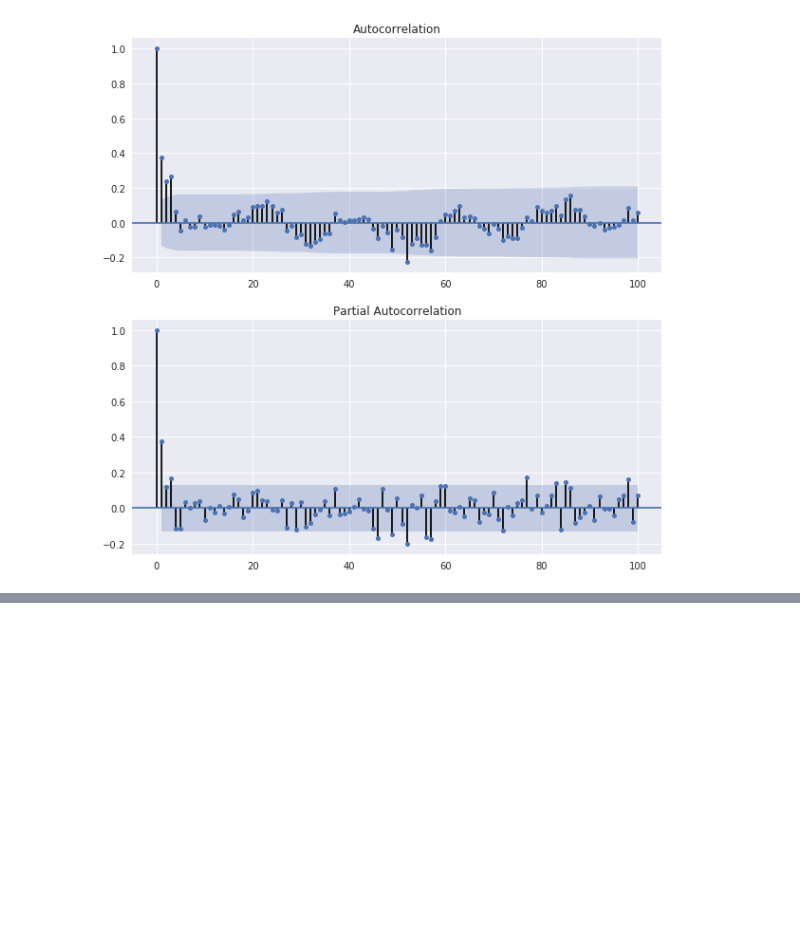
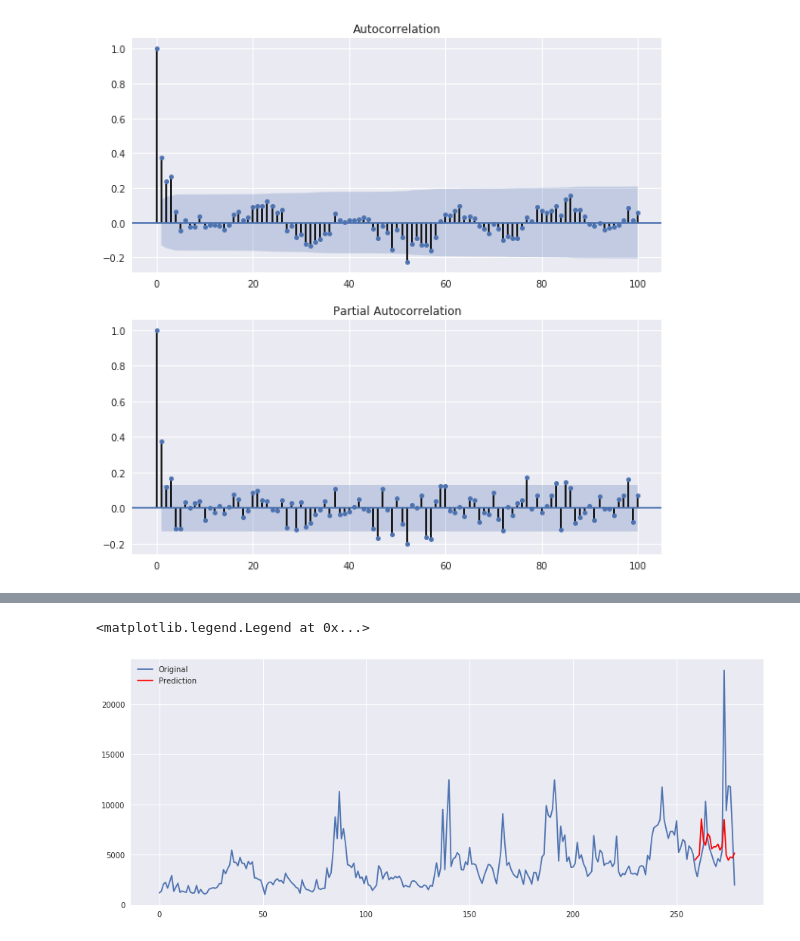
Before and after one commit to nrgdoublex/EDA_DonorsChoose, a Jupyter notebook: EDA.ipynb, the cells around one changed output, grey strips where cells are left out. Cells and saved outputs as stored; diff of their text form; code cells hidden in the pictures; blank space fills up the shorter version.

Commit message:
Revise on ARIMA part

```diff
--- a/EDA.ipynb
+++ b/EDA.ipynb
@@ -1108,10 +1026,0 @@ for i,arr in enumerate([seasonal.seasonal,seasonal.trend,seasonal.resid]):
-# %%
-X, y = list(range(len(data))), data['count'].values
-X = np.reshape(X,(len(X),1))
-model = LinearRegression()
-model.fit(X, y)
-trend = model.predict(X)
-data.loc[:,'diff'] = y - trend # remove trend
-data.loc[:,'diff'] = data['diff'].subtract(data['diff'].shift(52))  # remove seasonality
-data['diff'].plot(figsize=(15,8))
-plt.xlabel("")
@@ -1121,10 +1026,0 @@ Text(0.5,0,'')
-# %%
-train = data.loc[:,'diff'].dropna().values
-
-test_len = 17
-model = ARIMA(train, order=(2,2,0))
-ret = model.fit(disp=0)
-predict = ret.predict(start = len(train)-test_len, end = len(train), dynamic= True)
-plt.figure(figsize=(15,8))
-plt.plot(train)
-plt.plot(pd.Series(predict,index=range(len(train)-test_len,len(train)+1)), color='red')
@@ -1137,0 +1031,28 @@ In this section we try LSTM model to model the time series.
+# %%
+training = np.array(temp.diff_count.dropna())
+test_len = 20
+data = [x for x in training[:len(training)-test_len]]
+predictions = []
+for i in range(test_len):
+    try:
+        model = ARIMA(data, order=(1,2,0))
+        ret = model.fit(disp=0)
+        forecast = ret.forecast()
+        prediction = forecast[0]
+        predictions.append(prediction)
+        data.append(testing[i])
+    except:
+        continue
+
+# our prediction is shifted difference, we recover it by adding with the original series
+values = temp['count'].values
+for i in range(test_len):
+    predictions[i] += values[len(temp)-shifted-test_len+i]
+
+plt.figure(figsize=(15,6))
+plt.plot(values)
+plt.plot(pd.Series(predictions,index=range(len(temp)-test_len,len(temp))), color='red')
+plt.legend(['Original','Prediction'])
+# %% [output]
+<matplotlib.legend.Legend at 0x...>
+[figure, added]
```
Also changed, not shown: parts of 53 cells of this notebook.
